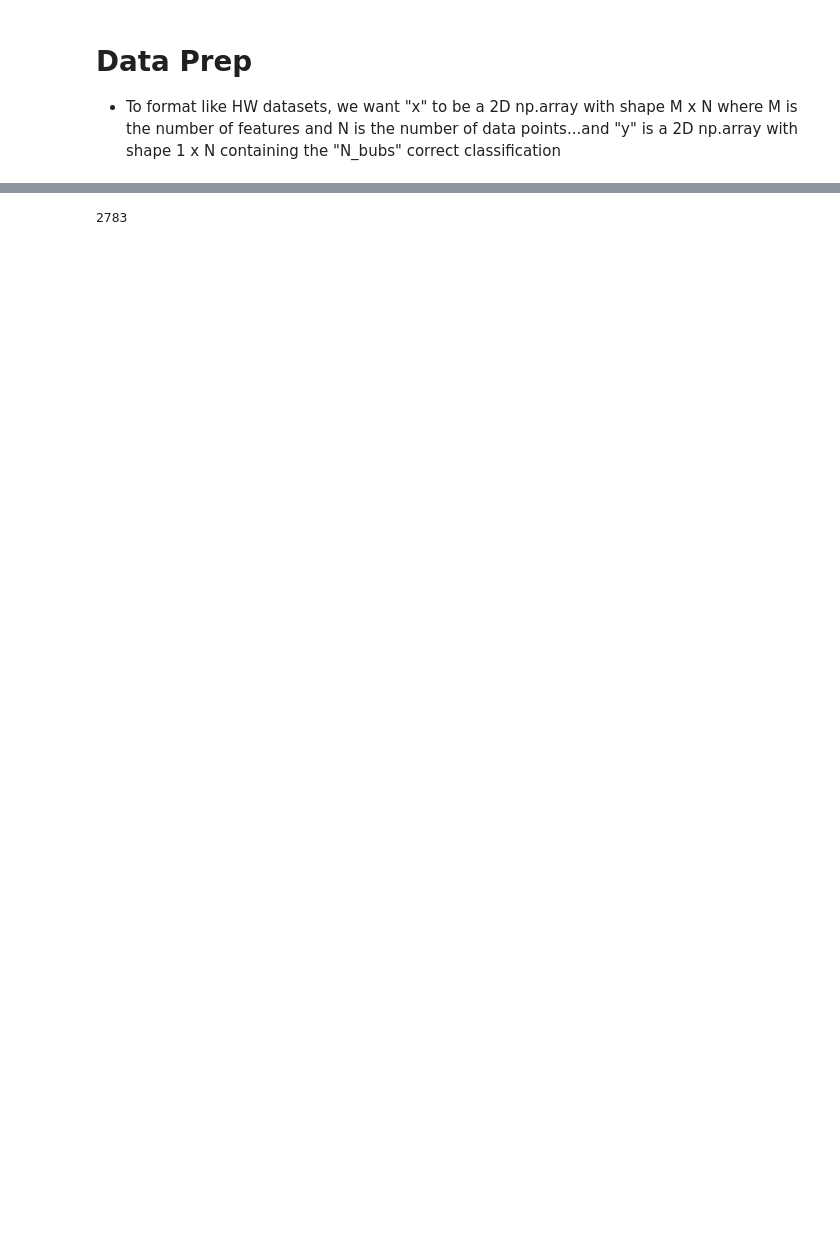
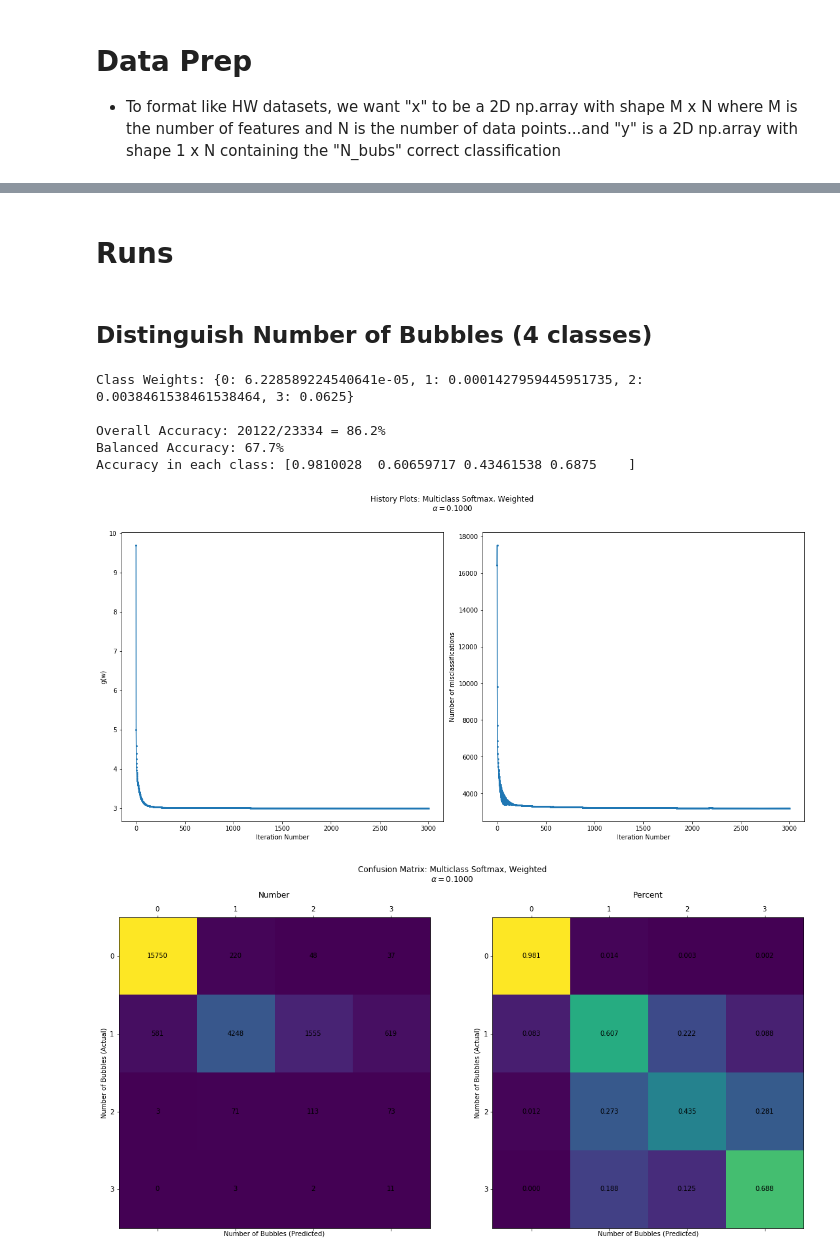
Before and after one commit to shengzhiheng/MachineLearningFinal, a Jupyter notebook: SimpleClassifier.ipynb, the cells around one changed output, grey strips where cells are left out. Cells and saved outputs as stored; diff of their text form; code cells hidden in the pictures; blank space fills up the shorter version.

Commit message:
Completed standalone multiclass softmax tested on 4class and 2class cases.

```diff
--- a/SimpleClassifier.ipynb
+++ b/SimpleClassifier.ipynb
@@ -155,2 +210,0 @@ def newtons_method_class(g, max_its, w, x, y, **kwargs):
-# %%
-df_features = pkl.load(open("FeaturesDataFrame.p", "rb"))
@@ -211,2 +210,0 @@ df_features
-# %%
-x = df_features[['edgefeature', 'blobfeature', 'blobpeakfeature']].values.T
@@ -726,4 +211,37 @@ plt.legend();
-# %%
-len(df_features)
-# %% [output]
-2783
+# %%
+def load_data(filename="FeaturesDataFrame.p", remove_4=True):
+    df_features = pd.read_pickle(filename)
+    # remove -1 with blobpeaks
+    df_features = df_features.query('not (bubblecount == -1 & blobpeakfeature > 1)').copy()
+    df_features.reset_index(drop=True, inplace=True)
+    df_features.loc[df_features.bubblecount == -1, 'bubblecount'] = 0
+    x = df_features[['edgefeature0', 'edgefeature1', 'edgefeature2', 'blobfeature', 'blobpeakfeature']].values.T
+    y = df_features['bubblecount'].values[np.newaxis, :]
+    if remove_4:
+        # now label 3 really means >=3
+        y[y==4] = 3
+    # create two class y dataset (>=1 --> 1)
+    y_2class = np.copy(y)
+    y_2class[y_2class > 1] = 1
+    # normalize inputs
+    mus = np.mean(x, axis=1).reshape(1,-1)
+    stds = ((np.mean((x - mus.T)**2, axis=1))**(1/2)).reshape(1, -1)
+    x_normed = (x - mus.T)/ stds.T
+    return x, x_normed, y, y_2class
+# %%
+x, x_normed, y, y_2class = load_data()
+# %% [markdown]
+# Runs
+# %% [markdown]
+## Distinguish Number of Bubbles (4 classes)
+# %%
+it_num, wh, ch, mch, bah = run_classifier(x_normed, y, cost_func="softmax", weight_by_nclass=True,
+                                          alpha=0.1, iterations=3000, lam=1e-8, balanced=True)
+# %% [output]
+Class Weights: {0: 6.228589224540641e-05, 1: 0.0001427959445951735, 2: 0.0038461538461538464, 3: 0.0625}
+
+Overall Accuracy: 20122/23334 = 86.2%
+Balanced Accuracy: 67.7%
+Accuracy in each class: [0.9810028  0.60659717 0.43461538 0.6875    ]
+[figure, added]
+[figure, added]
```
Also changed, not shown: parts of 132 cells of this notebook, 8 other files.
